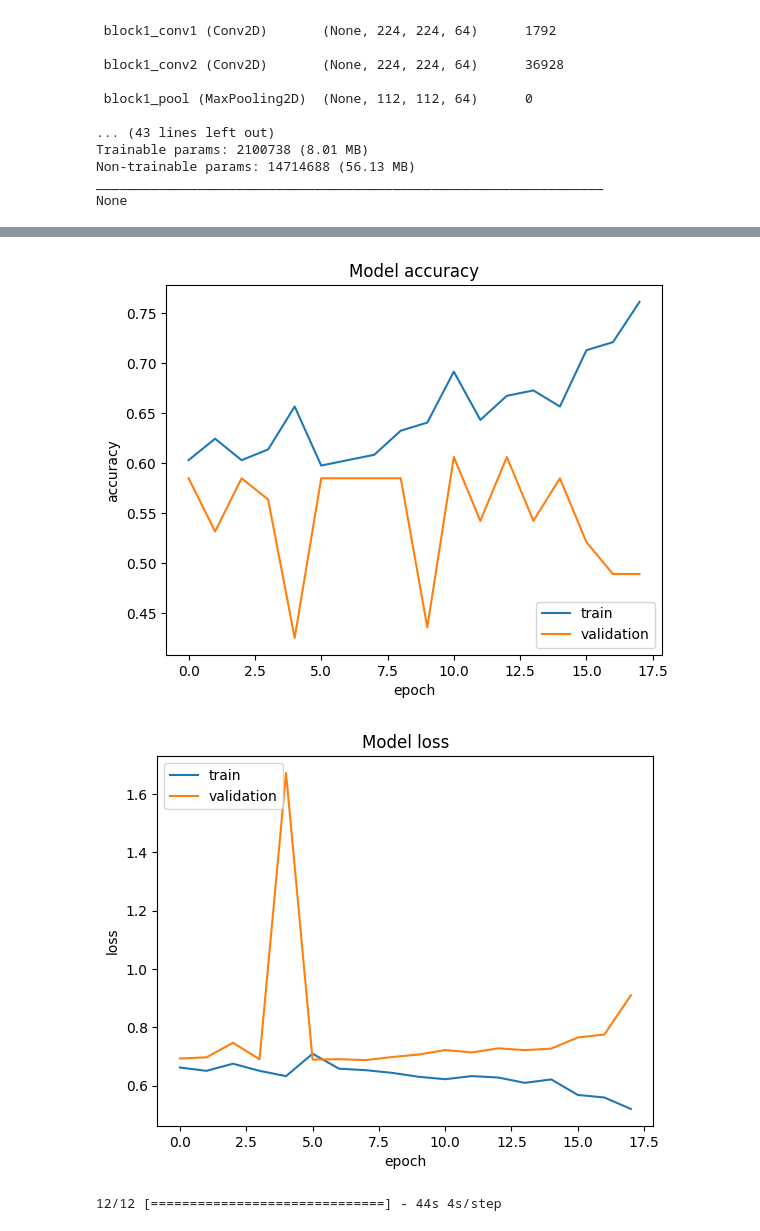
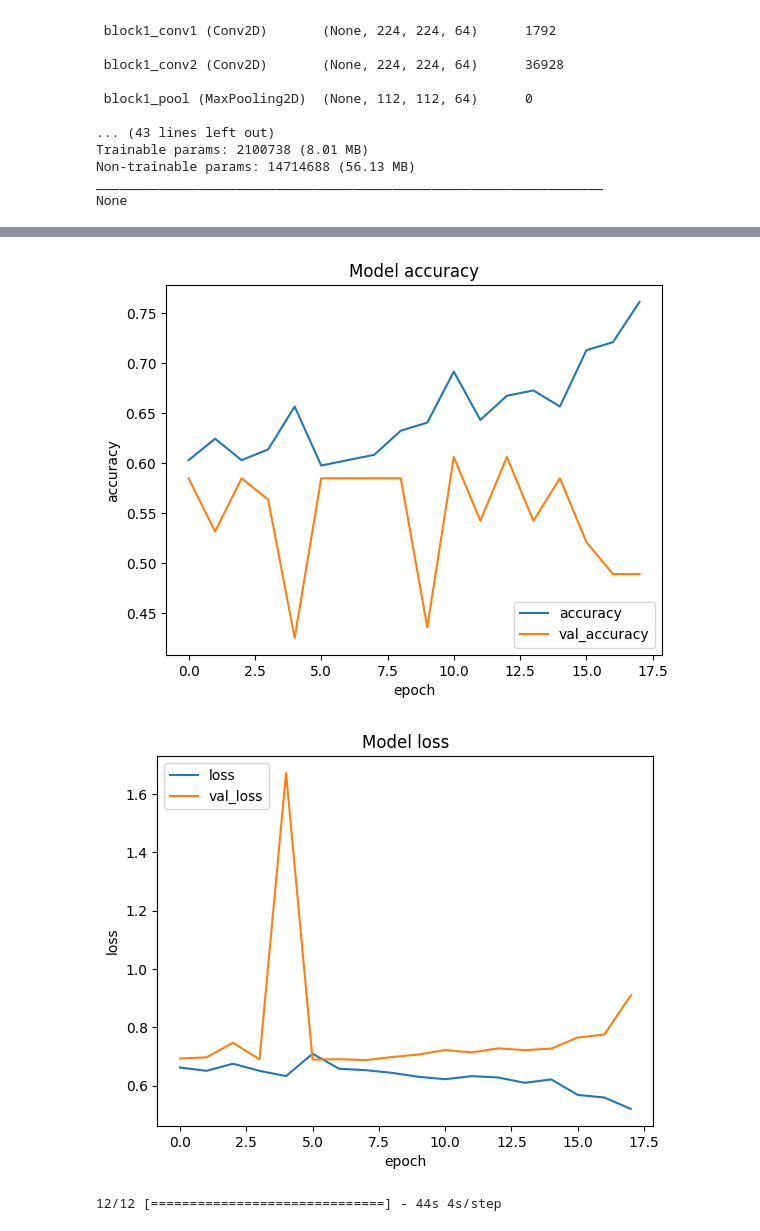
Before and after one commit to Marinku099/Sci-project-m5, a Jupyter notebook: Code/Depressed-DataClassify.ipynb, the cells around one changed output, grey strips where cells are left out. Cells and saved outputs as stored; diff of their text form; code cells hidden in the pictures.

```diff
--- a/Code/Depressed-DataClassify.ipynb
+++ b/Code/Depressed-DataClassify.ipynb
@@ -207,7 +207,7 @@ plt.title('Model accuracy')
 plt.ylabel('accuracy')
 plt.xlabel('epoch')
 
-plt.legend(['train','validation'],loc='lower right')
+plt.legend(['accuracy','val_accuracy'],loc='lower right')
 
 test_loss, test_acc = model.evaluate(x_test,  y_test, verbose=2)
 plt.show()
@@ -218,6 +218,6 @@ plt.plot(history.history['val_loss'])
 plt.title('Model loss')
 plt.ylabel('loss')
 plt.xlabel('epoch')
-plt.legend(['train','validation'], loc='upper left')
+plt.legend(['loss','val_loss'], loc='upper left')
 plt.show()
 # %% [output]
@@ -225,5 +225,5 @@ plt.show()
-[figure, old version]
+[figure, new version]
-[figure, old version]
+[figure, new version]
 # %%
 from sklearn.metrics.cluster import adjusted_mutual_info_score
 from sklearn.metrics import f1_score, accuracy_score, confusion_matrix, ConfusionMatrixDisplay
```
Also changed, not shown: parts of 1 cell of this notebook, 1 other file.
